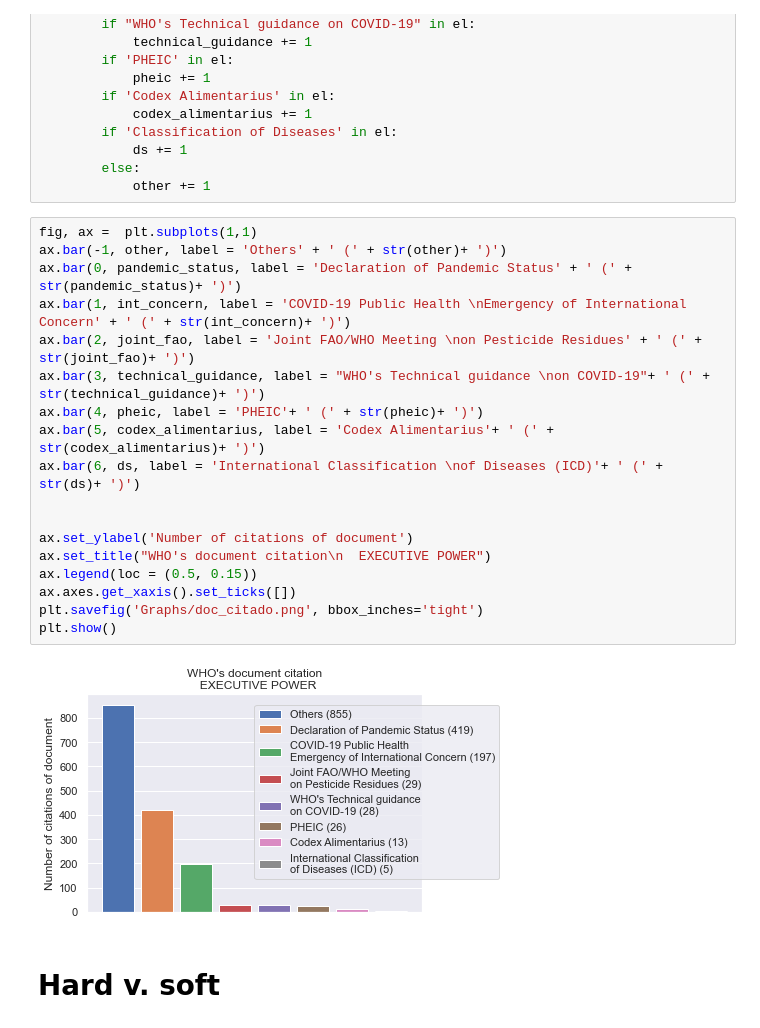
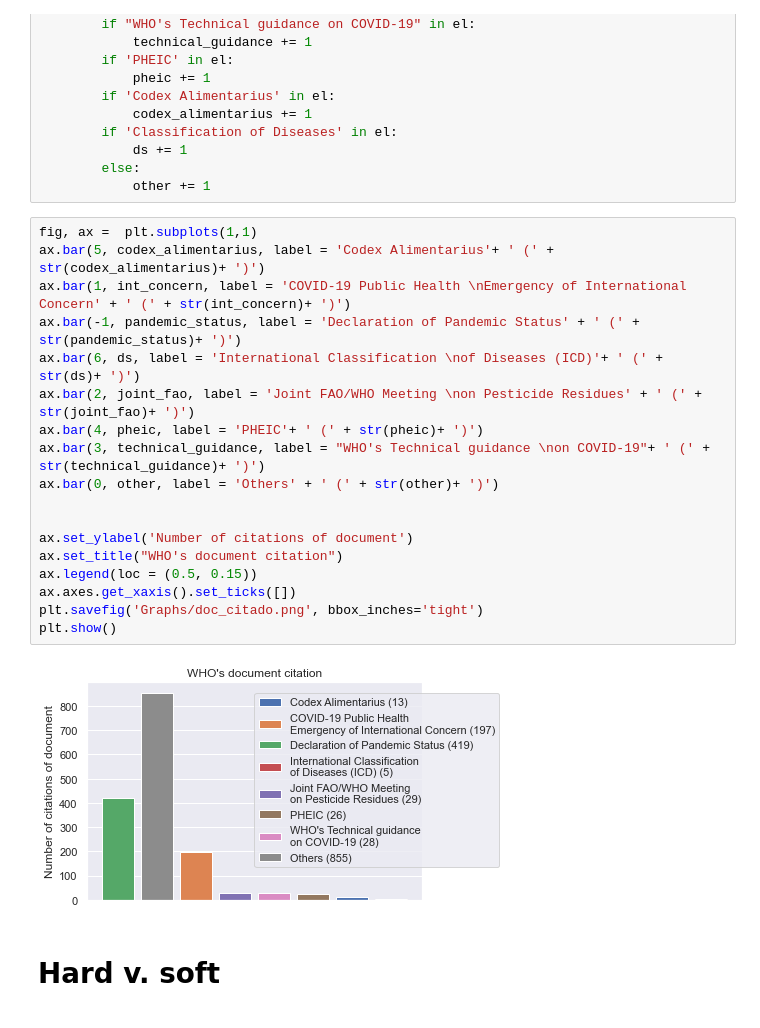
Before and after one commit to HLovisiEnnes/DOU_OMS, a Jupyter notebook: AnaliseDeDados.ipynb, the cells around one changed output. Saved outputs shown, nothing was run; the diff lists cells and outputs as text.

```diff
--- a/AnaliseDeDados.ipynb
+++ b/AnaliseDeDados.ipynb
@@ -214,24 +215,24 @@ for el in list(dou['doc_citado']):
             other += 1
 # %%
 fig, ax =  plt.subplots(1,1)
-ax.bar(-1, other, label = 'Others' + ' (' + str(other)+ ')')
-ax.bar(0, pandemic_status, label = 'Declaration of Pandemic Status' + ' (' + str(pandemic_status)+ ')')
+ax.bar(5, codex_alimentarius, label = 'Codex Alimentarius'+ ' (' + str(codex_alimentarius)+ ')')
 ax.bar(1, int_concern, label = 'COVID-19 Public Health \nEmergency of International Concern' + ' (' + str(int_concern)+ ')')
+ax.bar(-1, pandemic_status, label = 'Declaration of Pandemic Status' + ' (' + str(pandemic_status)+ ')')
+ax.bar(6, ds, label = 'International Classification \nof Diseases (ICD)'+ ' (' + str(ds)+ ')')
 ax.bar(2, joint_fao, label = 'Joint FAO/WHO Meeting \non Pesticide Residues' + ' (' + str(joint_fao)+ ')')
+ax.bar(4, pheic, label = 'PHEIC'+ ' (' + str(pheic)+ ')')
 ax.bar(3, technical_guidance, label = "WHO's Technical guidance \non COVID-19"+ ' (' + str(technical_guidance)+ ')')
-ax.bar(4, pheic, label = 'PHEIC'+ ' (' + str(pheic)+ ')')
-ax.bar(5, codex_alimentarius, label = 'Codex Alimentarius'+ ' (' + str(codex_alimentarius)+ ')')
-ax.bar(6, ds, label = 'International Classification \nof Diseases (ICD)'+ ' (' + str(ds)+ ')')
+ax.bar(0, other, label = 'Others' + ' (' + str(other)+ ')')
 
 
 ax.set_ylabel('Number of citations of document')
-ax.set_title("WHO's document citation\n  EXECUTIVE POWER")
+ax.set_title("WHO's document citation")
 ax.legend(loc = (0.5, 0.15))
 ax.axes.get_xaxis().set_ticks([])
 plt.savefig('Graphs/doc_citado.png', bbox_inches='tight')
 plt.show()
 # %% [output]
-[figure, old version]
+[figure, new version]
 # %% [markdown]
 # Hard v. soft
 # %%
```
Also changed, not shown: parts of 43 cells of this notebook, 13 other files.
